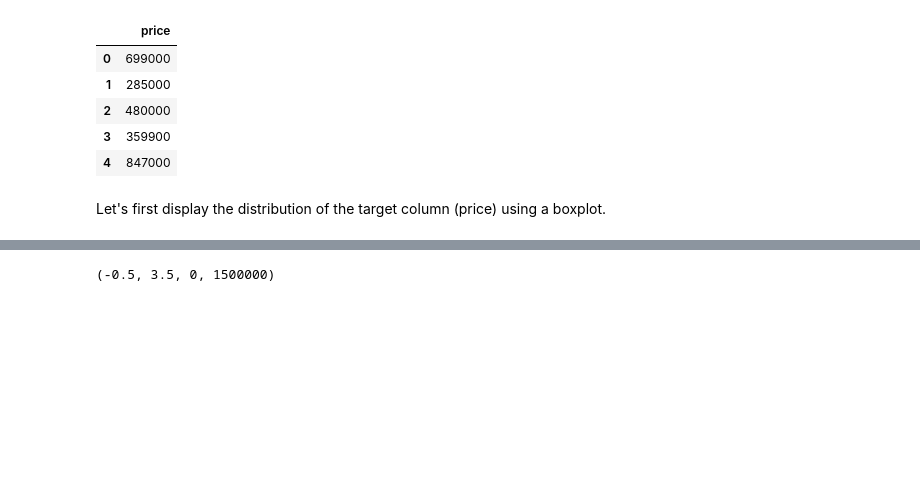
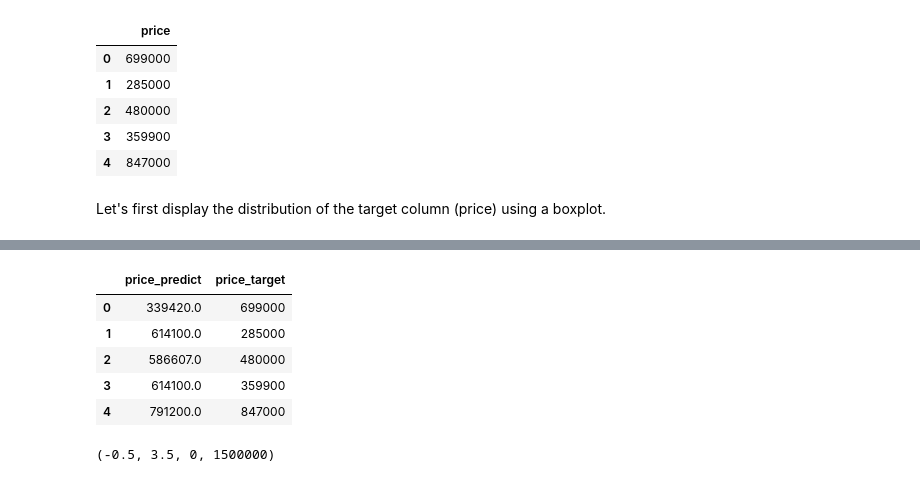
Before and after one commit to solidarite/friend, a Jupyter notebook: README.ipynb, the cells around one changed output, grey strips where cells are left out. Cells and saved outputs as stored; diff of their text form; code cells hidden in the pictures; blank space fills up the shorter version.

```diff
--- a/README.ipynb
+++ b/README.ipynb
@@ -101,3 +122,16 @@ Let's first display the distribution of the target column (price) using a boxplo
+# %%
+
+numerical= pd.DataFrame()
+numerical['price_predict']=Y_predict
+numerical['price_target']=Y['price']
+numerical.head()
+# %% [output]
+|  | price_predict | price_target |
+| 0 | 339420.0 | 699000 |
+| 1 | 614100.0 | 285000 |
+| 2 | 586607.0 | 480000 |
+| 3 | 614100.0 | 359900 |
+| 4 | 791200.0 | 847000 |
 # %%
 var = 'bedrooms'
 f, ax = plt.subplots(figsize=(14, 6))
```
Also changed, not shown: parts of 5 cells of this notebook.
